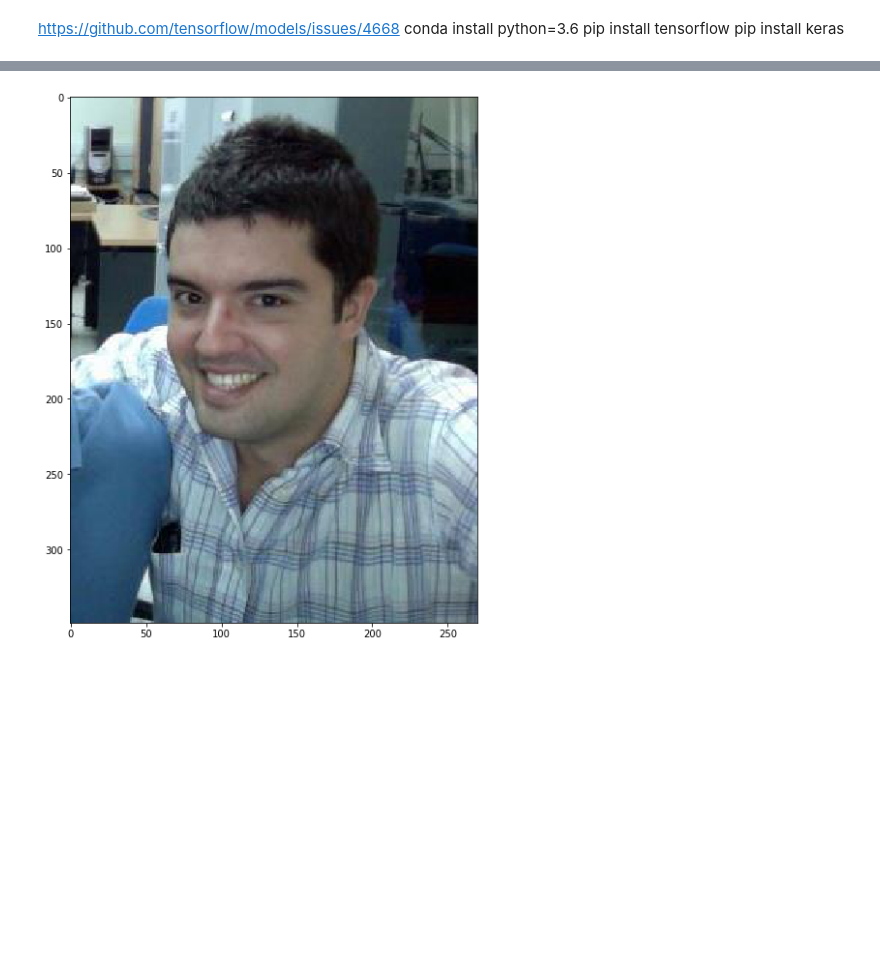
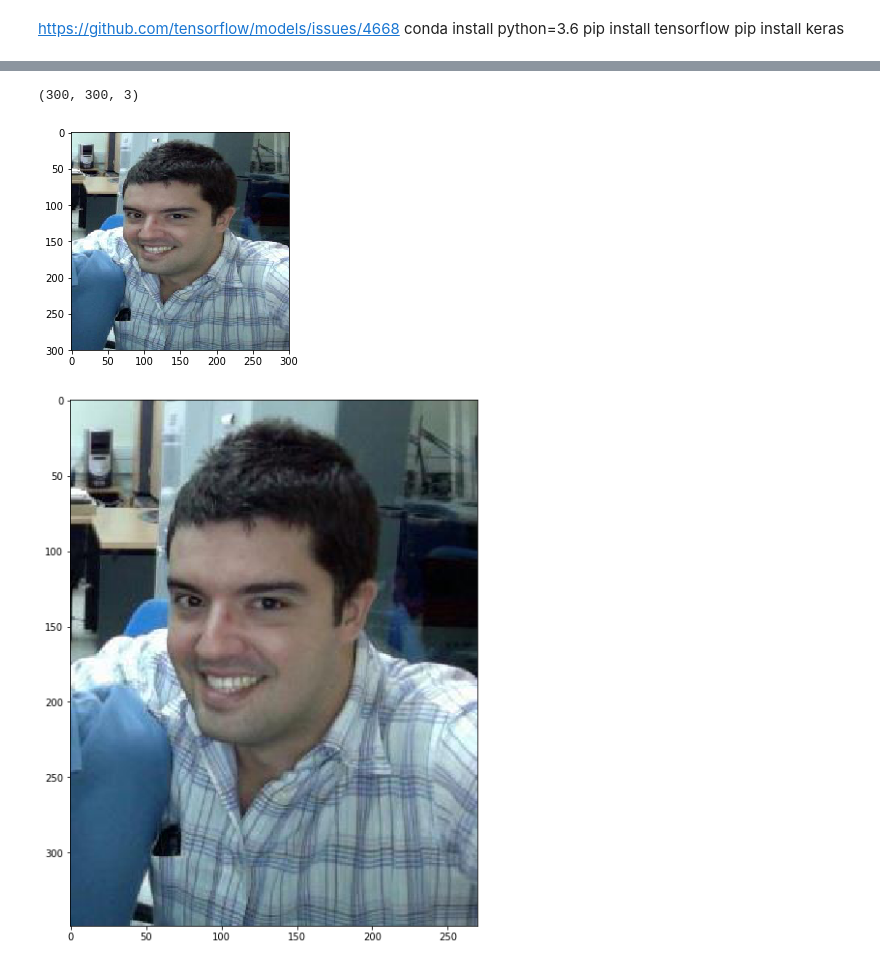
Before and after one commit to davidfreire/KFold_project, a Jupyter notebook: K_Fold.ipynb, the cells around one changed output, grey strips where cells are left out. Drawn from its saved outputs; the diff is of its cells as text; code cells hidden in the pictures; blank space fills up the shorter version.

Commit message:
load_img in the DataGenerator

```diff
--- a/K_Fold.ipynb
+++ b/K_Fold.ipynb
@@ -263,3 +488,11 @@ class DataGenerator(keras.utils.Sequence):
+# %%
+image = load_img(path='/Users/dfreire/Dropbox/Web/yo1.jpg', target_size=(300,300))
+# %%
+plt.imshow(image)
+print(np.array(image).shape)
+# %% [output]
+(300, 300, 3)
+[figure, added]
 # %%
 from urllib.request import urlopen
 import numpy as np
```
Also changed, not shown: parts of 15 cells of this notebook.
